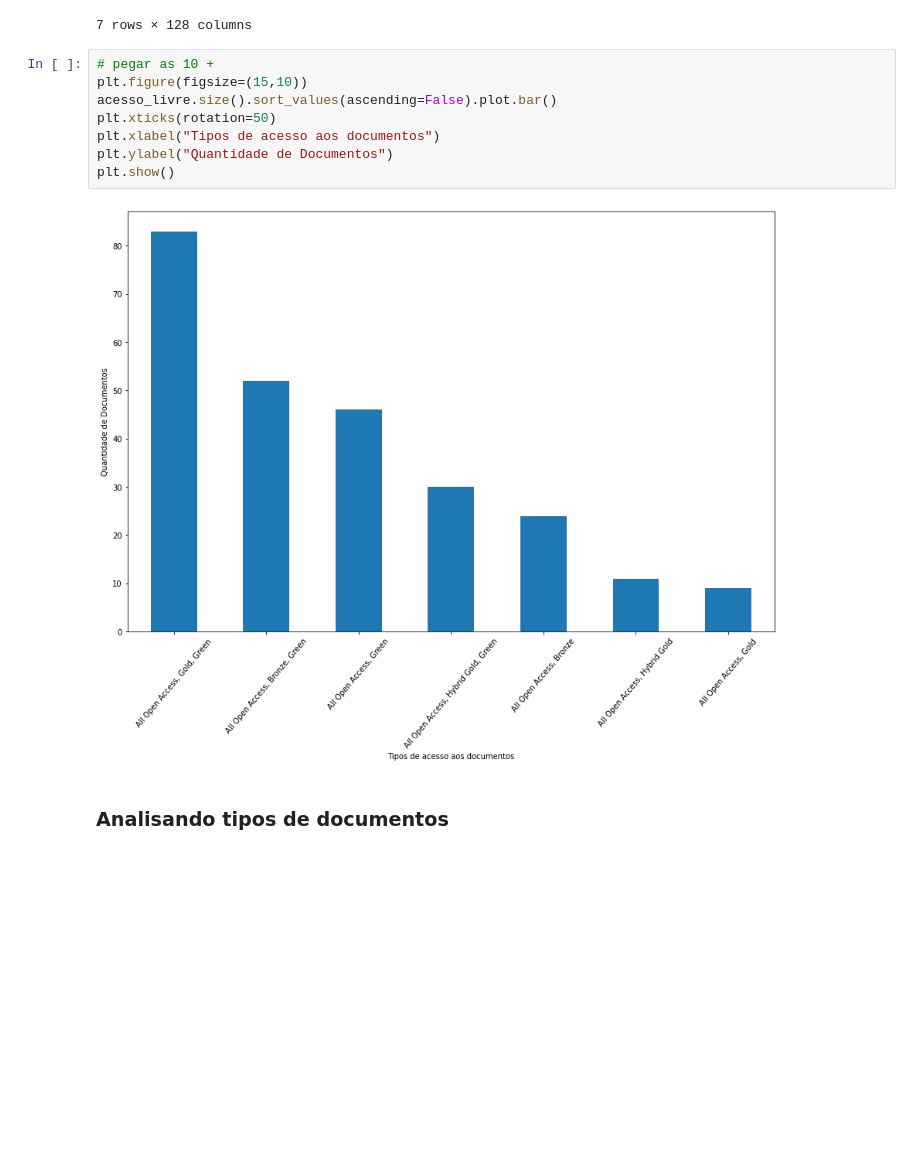
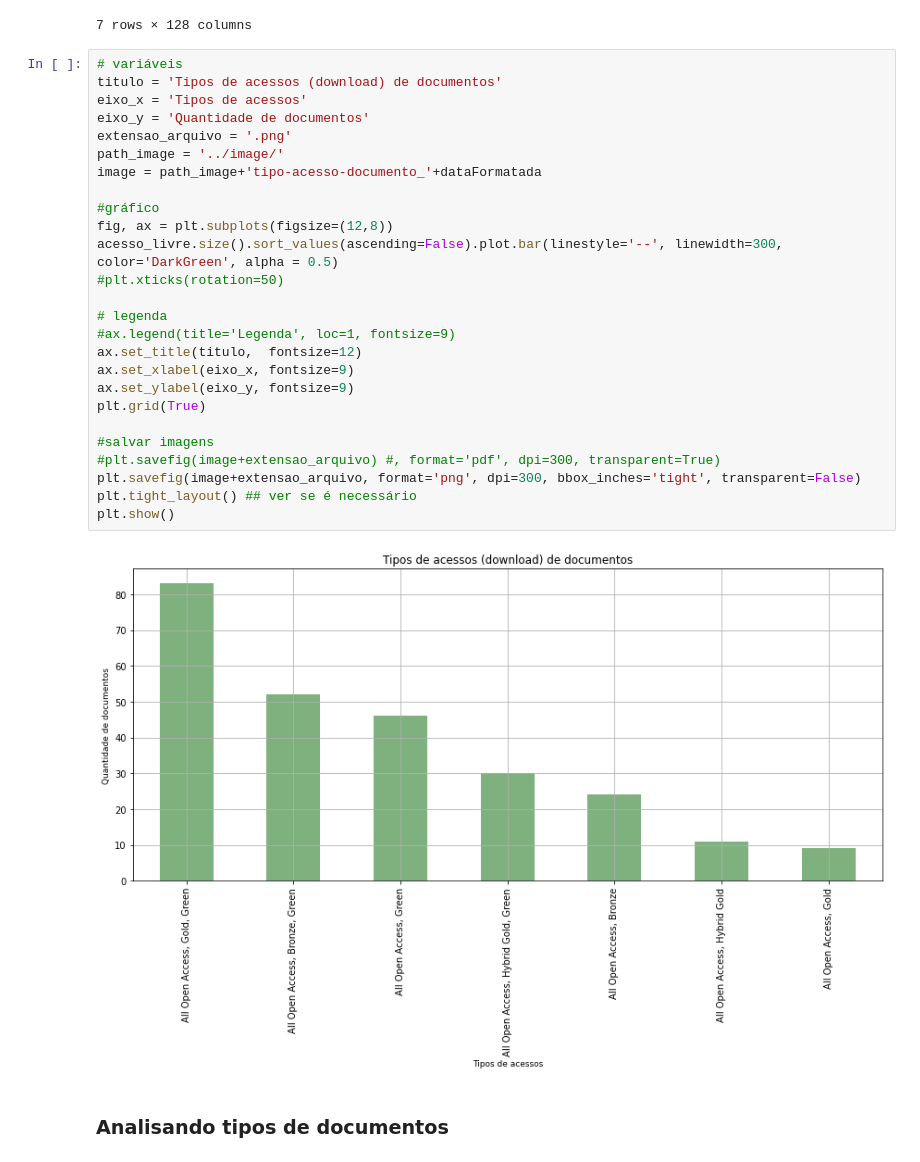
Before and after one commit to LuizPerciliano/Evento-Adverso-com-Metamap-e-Twitter-com-Portugues-Brasil, a Jupyter notebook: apps/app-Dissertacao/notebook/CEFET-Dissertação-Perci-CARGAS-2022.ipynb, the cells around one changed output. Drawn from its saved outputs; the diff is of its cells as text; blank space fills up the shorter version.

```diff
--- a/apps/app-Dissertacao/notebook/CEFET-Dissertação-Perci-CARGAS-2022.ipynb
+++ b/apps/app-Dissertacao/notebook/CEFET-Dissertação-Perci-CARGAS-2022.ipynb
@@ -976,16 +982,34 @@ acesso_livre.describe()
 | All Open Access, Hybrid Gold | 11.0 | 2019.272727 | 3.036146 | 2014.0 | 2017.50 | 2021.0 | 2021.0 | 2022.0 | 0.0 | ... |
 | All Open Access, Hybrid Gold, Green | 30.0 | 2018.033333 | 2.592873 | 2011.0 | 2015.25 | 2019.0 | 2020.0 | 2021.0 | 0.0 | ... |
 7 rows × 128 columns
-# %%
-# pegar as 10 +
-plt.figure(figsize=(15,10))
-acesso_livre.size().sort_values(ascending=False).plot.bar()
-plt.xticks(rotation=50)
-plt.xlabel("Tipos de acesso aos documentos")
-plt.ylabel("Quantidade de Documentos")
-plt.show()
-# %% [output]
-[figure, removed]
+# %%
+# variáveis
+titulo = 'Tipos de acessos (download) de documentos'
+eixo_x = 'Tipos de acessos'
+eixo_y = 'Quantidade de documentos'
+extensao_arquivo = '.png'
+path_image = '../image/'
+image = path_image+'tipo-acesso-documento_'+dataFormatada
+
+#gráfico
+fig, ax = plt.subplots(figsize=(12,8))
+acesso_livre.size().sort_values(ascending=False).plot.bar(linestyle='--', linewidth=300, color='DarkGreen', alpha = 0.5)
+#plt.xticks(rotation=50)
+
+# legenda
+#ax.legend(title='Legenda', loc=1, fontsize=9)
+ax.set_title(titulo,  fontsize=12)
+ax.set_xlabel(eixo_x, fontsize=9)
+ax.set_ylabel(eixo_y, fontsize=9)
+plt.grid(True)
+
+#salvar imagens
+#plt.savefig(image+extensao_arquivo) #, format='pdf', dpi=300, transparent=True)
+plt.savefig(image+extensao_arquivo, format='png', dpi=300, bbox_inches='tight', transparent=False)
+plt.tight_layout() ## ver se é necessário
+plt.show()
+# %% [output]
+[figure, added]
 # %% [markdown]
 ### Analisando tipos de documentos
 # %%
```
Also changed, not shown: parts of 22 cells of this notebook, 18 other files.
